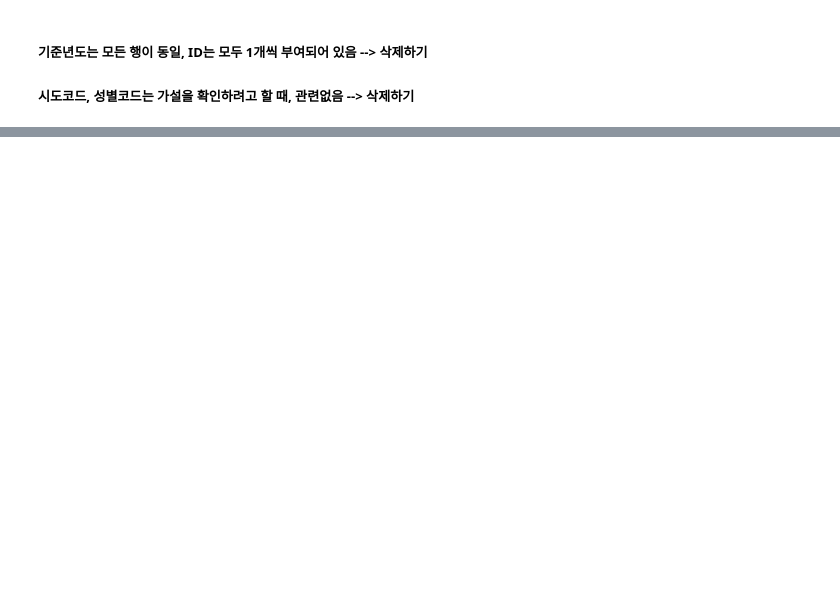
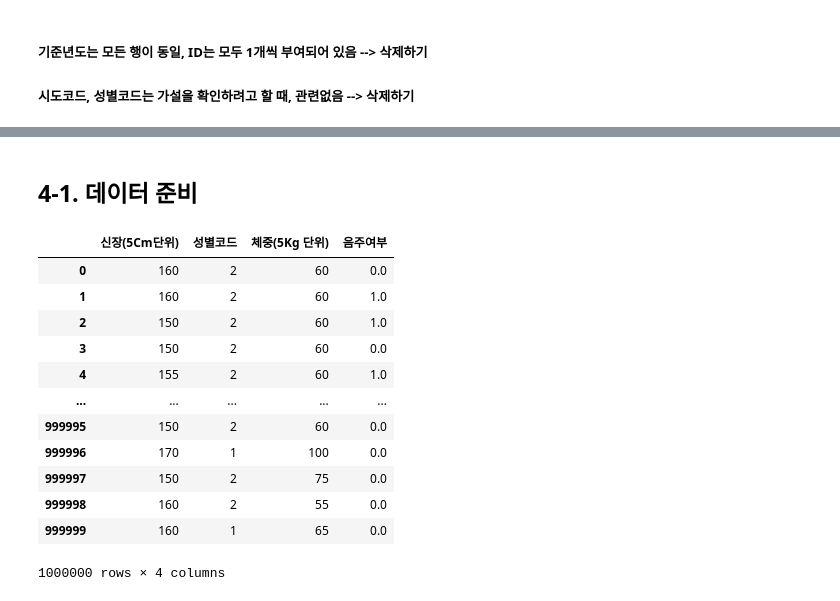
Before and after one commit to LeticiaKang/AICE_AI_Study, a Jupyter notebook: 2. 지도학습(사례 기반 실습).ipynb, the cells around one changed output, grey strips where cells are left out. Cells and saved outputs as stored; diff of their text form; code cells hidden in the pictures; blank space fills up the shorter version.

Commit message:
지도학습

```diff
--- a/2. 지도학습(사례 기반 실습).ipynb
+++ b/2. 지도학습(사례 기반 실습).ipynb
@@ -291,0 +457,22 @@ Error:
+# %% [markdown]
+## 4-1. 데이터 준비
+# %%
+df = pd.read_csv('./지도학습_데이터/국민건강보험공단_건강검진정보_20211231.csv', encoding='cp949')
+df.columns = columns_name
+
+sample_df = df[['신장(5Cm단위)', '성별코드', '체중(5Kg\xa0단위)', '음주여부']]
+sample_df
+# %% [output]
+|  | 신장(5Cm단위) | 성별코드 | 체중(5Kg 단위) | 음주여부 |
+| 0 | 160 | 2 | 60 | 0.0 |
+| 1 | 160 | 2 | 60 | 1.0 |
+| 2 | 150 | 2 | 60 | 1.0 |
+| 3 | 150 | 2 | 60 | 0.0 |
+| 4 | 155 | 2 | 60 | 1.0 |
+| ... | ... | ... | ... | ... |
+| 999995 | 150 | 2 | 60 | 0.0 |
+| 999996 | 170 | 1 | 100 | 0.0 |
+| 999997 | 150 | 2 | 75 | 0.0 |
+| 999998 | 160 | 2 | 55 | 0.0 |
+| 999999 | 160 | 1 | 65 | 0.0 |
+1000000 rows × 4 columns
```
Also changed, not shown: parts of 96 cells of this notebook.
